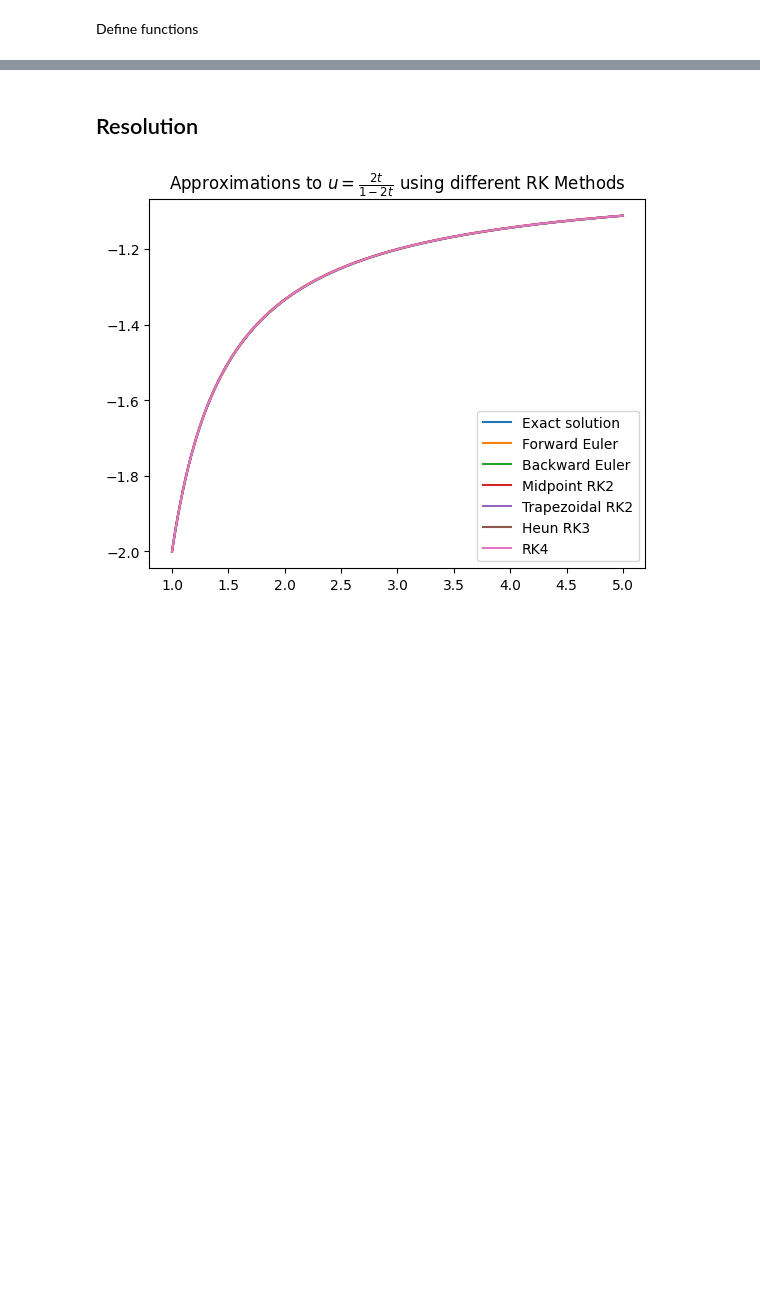
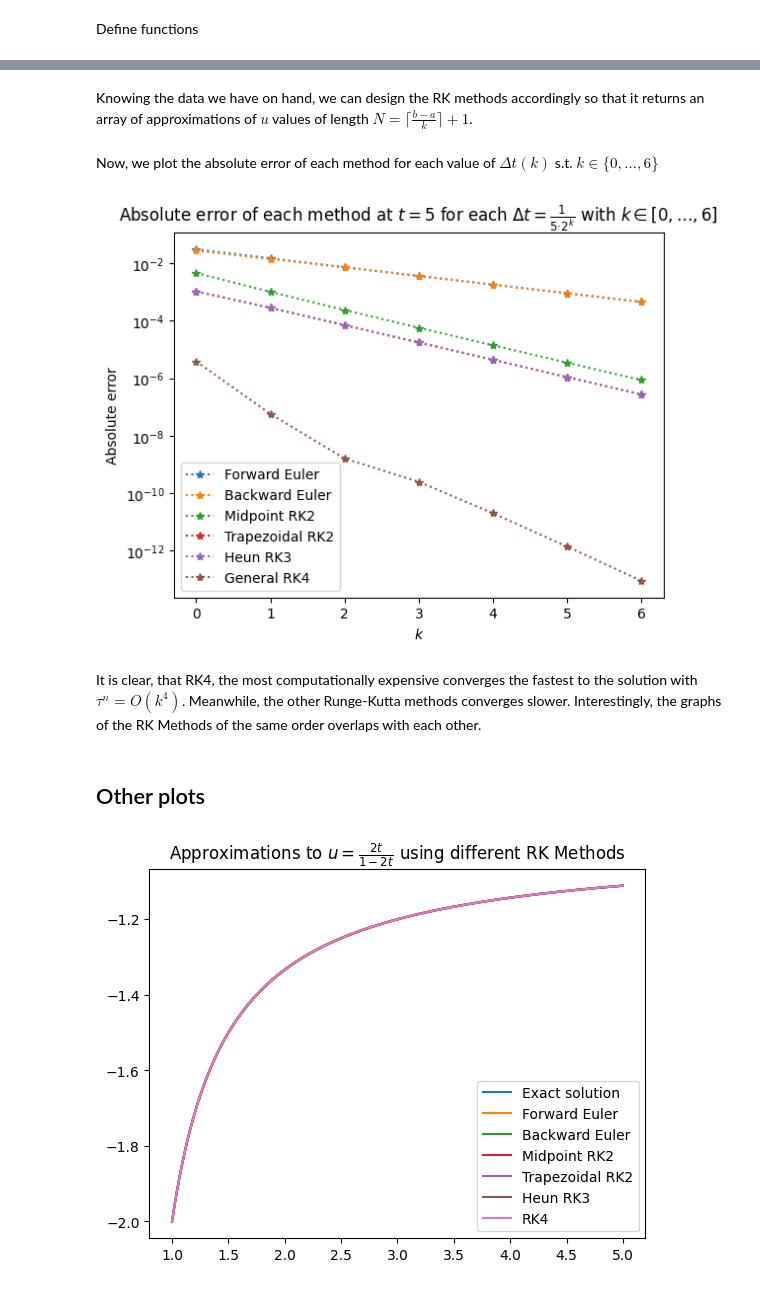
Before and after one commit to Fnixya/Go_Practice, a Jupyter notebook: exercise/opt1.ipynb, the cells around one changed output, grey strips where cells are left out. Drawn from its saved outputs; the diff is of its cells as text; code cells hidden in the pictures; blank space fills up the shorter version.

```diff
--- a/exercise/opt1.ipynb
+++ b/exercise/opt1.ipynb
@@ -41,3 +59,5 @@ def newton_method(f: callable, f_prime: callable, u0: float, tolerance: float, m
+# %% [markdown]
+Knowing the data we have on hand, we can design the RK methods accordingly so that it returns an array of approximations of $u$ values of length $N = \lceil\frac{b-a}{k}\rceil + 1$.
 # %%
 def forward_euler(f: callable, a: float, b: float, k: float, u0: float) -> list[float]:
   """Forward Euler Method"""
@@ -120,5 +140,3 @@ def rk4(f: callable, a: float, b: float, k: float, u0: float) -> list[float]:
     ui, ti = ui + (k/6)*(f1+2*f2+2*f3+f4), ti+k
     u.append(ui)
   return u
-# %% [markdown]
-## Resolution
@@ -131,0 +143,41 @@ a, b, k, u0 = 1, 5, delta(6), -2
+# %% [markdown]
+Now, we plot the absolute error of each method for each value of $\Delta t(k)$ s.t. $k \in \{0, \ldots, 6\}$
+# %%
+matrix = [[] for _ in range(6)]
+for i in range(7):
+    k = delta(i)
+    x_points = [a+k*i for i in range(math.ceil((b-a)/k)+1)]
+    exact = exact_solution(u, a, b, k)[-1]
+    y_feuler = forward_euler(f, a, b, k, u0)
+    y_beuler = backward_euler(f, f_prime, a, b, k, u0, tolerance=0.0001, max_iterations=10)
+    y_midpoint = explicit_midpoint(f, a, b, k, u0)
+    y_trapezoid = explicit_trapezoidal(f, a, b, k, u0)
+    y_heun = heun_rk3(f, a, b, k, u0)
+    y_rk4 = rk4(f, a, b, k, u0)
+
+    points = [
+        y_feuler[-1],
+        y_beuler[-1],
+        y_midpoint[-1],
+        y_trapezoid[-1],
+        y_heun[-1],
+        y_rk4[-1],
+    ]
+    for j in range(6):
+        matrix[j].append(abs(points.pop(0)-exact))
+
+labels = ['Forward Euler', 'Backward Euler', 'Midpoint RK2', 'Trapezoidal RK2', 'Heun RK3', 'General RK4']
+for i, label in enumerate(labels):
+    plt.semilogy([j for j in range(7)], matrix[i], '*:', label=label)
+
+plt.legend()
+plt.title("Absolute error of each method at $t=5$ for each $\\Delta t = \\frac{1}{5·2^k}$ with $k\\in[0, \\ldots, 6]$")
+plt.xlabel("$k$")
+plt.ylabel("Absolute error")
+plt.show()
+# %% [output]
+[figure, added]
+# %% [markdown]
+It is clear, that RK4, the most computationally expensive converges the fastest to the solution with $\tau^n = O(k^4)$. Meanwhile, the other Runge-Kutta methods converges slower. Interestingly, the graphs of the RK Methods of the same order overlaps with each other.
+# %% [markdown]
+## Other plots
```
Also changed, not shown: parts of 9 cells of this notebook.
